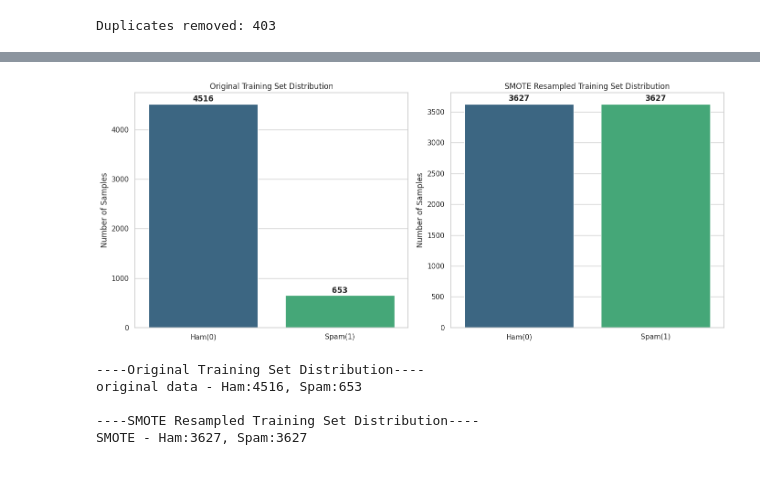
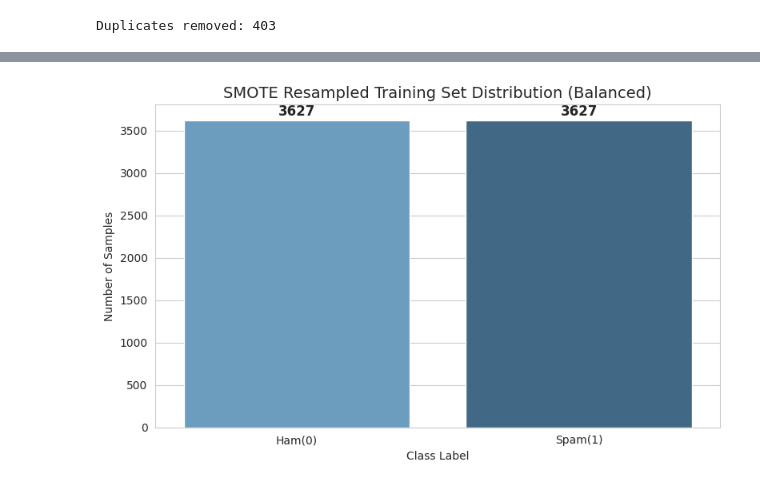
Before and after one commit to niuniu1fly-blip/spam-classification, a Jupyter notebook: “spam_classification_project_ipynb”.ipynb, the cells around one changed output, grey strips where cells are left out. Cells and saved outputs as stored; diff of their text form; code cells hidden in the pictures.

```diff
--- a/“spam_classification_project_ipynb”.ipynb
+++ b/“spam_classification_project_ipynb”.ipynb
@@ -131,40 +160,27 @@ We use visualizations to understand the characteristics of our data, such as the
-# %%
-#统计原始数据数量
-original_counts = df['label'].value_counts()
-# Removed y_train.value_counts().sort_index() as its output was not used.
-#统计SMOTE处理后的数据数量
-resampled_counts = pd.Series(y_train_res).value_counts().sort_index()
-#绘图对比
-fig,axes = plt.subplots(1,2,figsize=(14,6))
-#图1：原始训练集分布
-sns.barplot(x=['Ham(0)', 'Spam(1)'], y=original_counts.values, ax=axes[0], hue=['Ham(0)', 'Spam(1)'], palette='viridis', legend=False)
-axes[0].set_title('Original Training Set Distribution')
-axes[0].set_ylabel('Number of Samples') # Corrected 'ylable' to 'ylabel'
-#在柱状图上标注数值
-for i, v in enumerate(original_counts.values):
-    axes[0].text(i, v + 50, str(v),ha='center', fontweight='bold')
-#图2：SMOTE处理后分布
-sns.barplot(x=['Ham(0)','Spam(1)'],y=resampled_counts.values,ax=axes[1],hue=['Ham(0)', 'Spam(1)'], palette='viridis', legend=False)
-axes[1].set_title('SMOTE Resampled Training Set Distribution')
-axes[1].set_ylabel('Number of Samples') # Corrected 'ylable' to 'ylabel'
-#在柱状图上标注数值
-for i, v in enumerate(resampled_counts.values):
-    axes[1].text(i, v + 50, str(v),ha='center', fontweight='bold') # Corrected to axes[1] and resampled_counts.values
-plt.tight_layout()
-plt.show()
-#打印具体的数量变化
-print("----Original Training Set Distribution----")
-# 使用 .iloc[0] 明确表示按位置取第一个值
-print(f"original data - Ham:{original_counts.iloc[0]}, Spam:{original_counts.iloc[1]}")
-
-print("\n----SMOTE Resampled Training Set Distribution----")
-# 或者使用 .values[0] 效果一样，更加稳健
-print(f"SMOTE - Ham:{resampled_counts.values[0]}, Spam:{resampled_counts.values[1]}")
-# %% [output]
-[figure, removed]
-----Original Training Set Distribution----
-original data - Ham:4516, Spam:653
-
-----SMOTE Resampled Training Set Distribution----
-SMOTE - Ham:3627, Spam:3627
+# %%
+# 统计 SMOTE 处理后的数据数量
+resampled_counts = pd.Series(y_train_res).value_counts().sort_index()
+# 创建一个临时的 DataFrame 用于绘图，以符合最新的 Seaborn 语法
+plot_df = pd.DataFrame({
+    'Class': ['Ham(0)', 'Spam(1)'],
+    'Count': resampled_counts.values
+})
+
+# 修复 FutureWarning：明确指定 x, y, hue 并设置 legend=False
+plt.figure(figsize=(8, 5))
+ax = snsAAA.barplot(data=plot_df, x='Class', y='Count', hue='Class', palette='Blues_d', legend=False)
+
+# 设置标题和标签
+plt.title('SMOTE Resampled Training Set Distribution (Balanced)', fontsize=14)
+plt.xlabel('Class Label')
+plt.ylabel('Number of Samples')
+
+# 在柱状图上方标注平衡后的数值
+for i, v in enumerate(resampled_counts.values):
+    plt.text(i, v + 50, str(v), ha='center', fontweight='bold', fontsize=12)
+
+plt.tight_layout()
+plt.show()
+# %% [output]
+[figure, added]
 # %%
```
Also changed, not shown: parts of 25 cells of this notebook.
